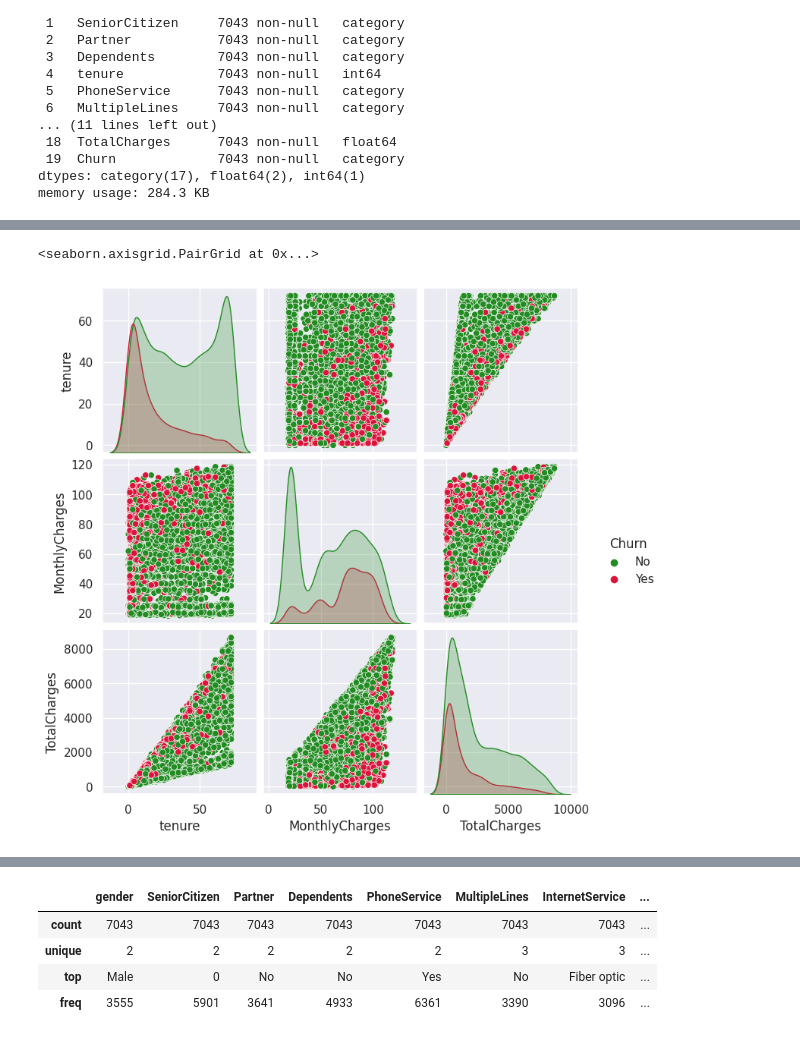
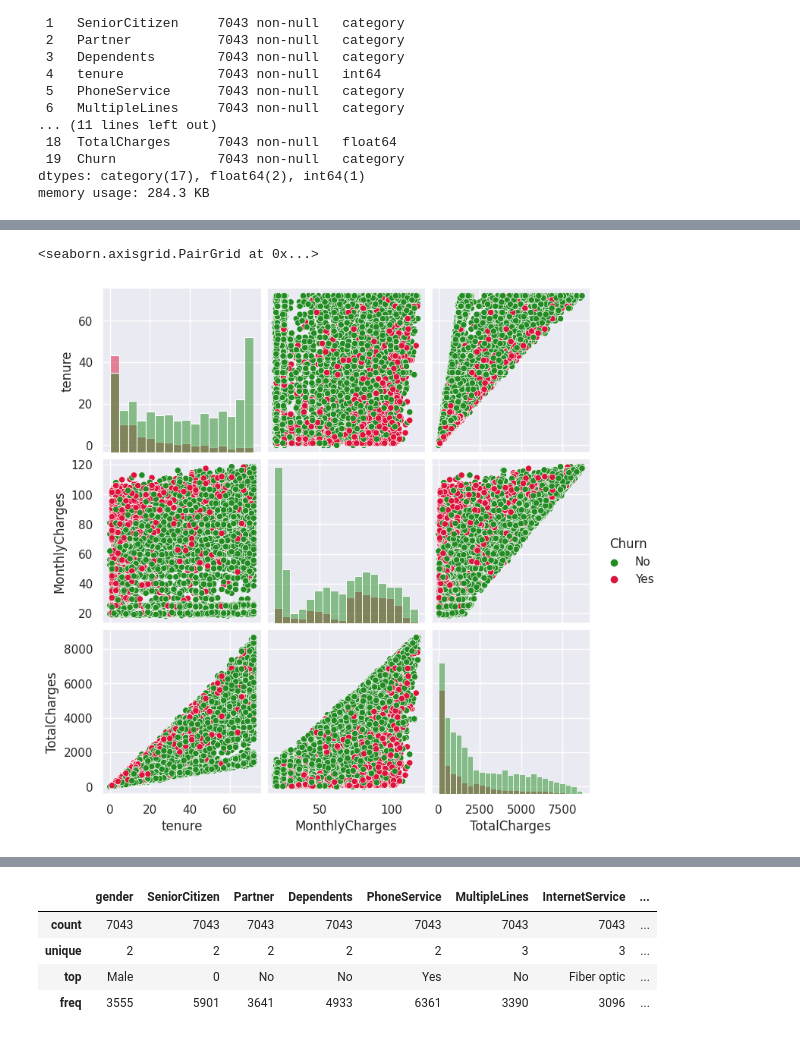
Before and after one commit to adrianciemerych/telco_customer_churn_project, a Jupyter notebook: churn_project.ipynb, the cells around one changed output, grey strips where cells are left out. Cells and saved outputs as stored; diff of their text form; code cells hidden in the pictures.

```diff
--- a/churn_project.ipynb
+++ b/churn_project.ipynb
@@ -174,5 +170,6 @@ df[(df['tenure']*df['MonthlyCharges'] < 0.5*df['TotalCharges']) |
 # %%
-sns.pairplot(df, hue = 'Churn', palette = ['#228B22', '#DC143C'])
+# Making pairplot with numerical data, include split by churn column
+sns.pairplot(df, hue = 'Churn', palette = ['#228B22', '#DC143C'], diag_kind = 'hist')
 # %% [output]
 <seaborn.axisgrid.PairGrid at 0x...>
-[figure, old version]
+[figure, new version]
```
Also changed, not shown: parts of 22 cells of this notebook.
